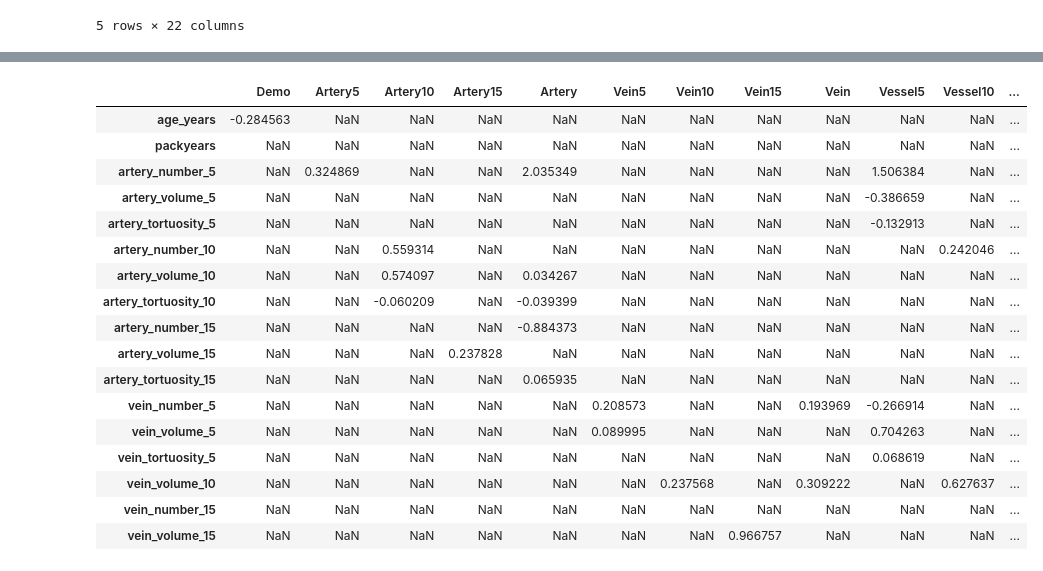
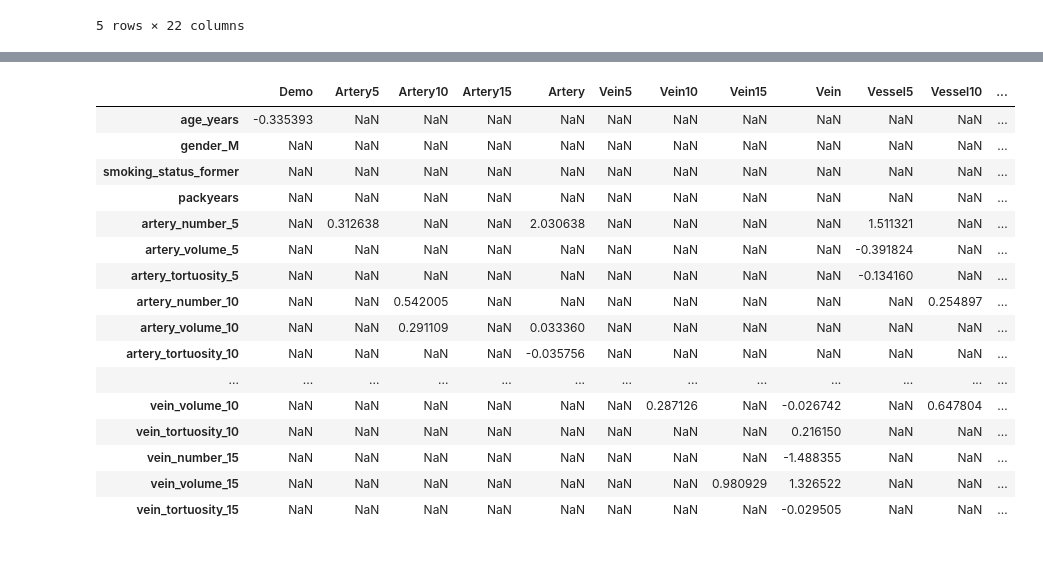
Before and after one commit to qaust/malignancy, a Jupyter notebook: notebooks/classification.ipynb, the cells around one changed output, grey strips where cells are left out. Drawn from its saved outputs; the diff is of its cells as text; code cells hidden in the pictures.

Commit message:
chore: 5-, 10-, 15- models.

```diff
--- a/notebooks/classification.ipynb
+++ b/notebooks/classification.ipynb
@@ -331,40 +344,48 @@ model_dfns = {
 # %%
+cs = np.logspace(-6, 2, 100, base=10)
+
 # DEFINE MODEL
 logit_cv = LogisticRegressionCV(
-    Cs=200,
+    Cs=cs,
     fit_intercept=True,
     cv=5,
     penalty='l1',
     solver='liblinear',
+    scoring='f1',
     n_jobs=-1,
 )
 
 coefficients = pd.DataFrame()
 
 for model_name, model_dfn in tqdm(model_dfns.items()):
+    # Fit model
     logit_cv.fit(Xp.loc[:, model_dfn], y)
     temp_coef = pd.DataFrame({model_name: logit_cv.coef_.squeeze()}, index=logit_cv.feature_names_in_)
     coefficients = pd.concat([coefficients, temp_coef], axis=1)
 
+model_dfns_remaining = dict()
+for col in coefficients.columns:
+    remaining_cols = coefficients.loc[np.abs(coefficients[col]) > 0, col].index
+    model_dfns_remaining[col] = remaining_cols
+
 nonzero_coefs = coefficients[np.abs(coefficients) > 0].dropna(how='all')
 nonzero_coefs.to_csv('../output/nonzero_coefs_regularized_cv.csv', index=True)
 nonzero_coefs
 # %% [output]
 |  | Demo | Artery5 | Artery10 | Artery15 | Artery | Vein5 | Vein10 | Vein15 | Vein | Vessel5 | Vessel10 | ... |
-| age_years | -0.284563 | NaN | NaN | NaN | NaN | NaN | NaN | NaN | NaN | NaN | NaN | ... |
+| age_years | -0.335393 | NaN | NaN | NaN | NaN | NaN | NaN | NaN | NaN | NaN | NaN | ... |
+| gender_M | NaN | NaN | NaN | NaN | NaN | NaN | NaN | NaN | NaN | NaN | NaN | ... |
+| smoking_status_former | NaN | NaN | NaN | NaN | NaN | NaN | NaN | NaN | NaN | NaN | NaN | ... |
 | packyears | NaN | NaN | NaN | NaN | NaN | NaN | NaN | NaN | NaN | NaN | NaN | ... |
-| artery_number_5 | NaN | 0.324869 | NaN | NaN | 2.035349 | NaN | NaN | NaN | NaN | 1.506384 | NaN | ... |
-| artery_volume_5 | NaN | NaN | NaN | NaN | NaN | NaN | NaN | NaN | NaN | -0.386659 | NaN | ... |
-| artery_tortuosity_5 | NaN | NaN | NaN | NaN | NaN | NaN | NaN | NaN | NaN | -0.132913 | NaN | ... |
-| artery_number_10 | NaN | NaN | 0.559314 | NaN | NaN | NaN | NaN | NaN | NaN | NaN | 0.242046 | ... |
-| artery_volume_10 | NaN | NaN | 0.574097 | NaN | 0.034267 | NaN | NaN | NaN | NaN | NaN | NaN | ... |
-| artery_tortuosity_10 | NaN | NaN | -0.060209 | NaN | -0.039399 | NaN | NaN | NaN | NaN | NaN | NaN | ... |
-| artery_number_15 | NaN | NaN | NaN | NaN | -0.884373 | NaN | NaN | NaN | NaN | NaN | NaN | ... |
-| artery_volume_15 | NaN | NaN | NaN | 0.237828 | NaN | NaN | NaN | NaN | NaN | NaN | NaN | ... |
-| artery_tortuosity_15 | NaN | NaN | NaN | NaN | 0.065935 | NaN | NaN | NaN | NaN | NaN | NaN | ... |
-| vein_number_5 | NaN | NaN | NaN | NaN | NaN | 0.208573 | NaN | NaN | 0.193969 | -0.266914 | NaN | ... |
-| vein_volume_5 | NaN | NaN | NaN | NaN | NaN | 0.089995 | NaN | NaN | NaN | 0.704263 | NaN | ... |
-| vein_tortuosity_5 | NaN | NaN | NaN | NaN | NaN | NaN | NaN | NaN | NaN | 0.068619 | NaN | ... |
-| vein_volume_10 | NaN | NaN | NaN | NaN | NaN | NaN | 0.237568 | NaN | 0.309222 | NaN | 0.627637 | ... |
-| vein_number_15 | NaN | NaN | NaN | NaN | NaN | NaN | NaN | NaN | NaN | NaN | NaN | ... |
-| vein_volume_15 | NaN | NaN | NaN | NaN | NaN | NaN | NaN | 0.966757 | NaN | NaN | NaN | ... |
+| artery_number_5 | NaN | 0.312638 | NaN | NaN | 2.030638 | NaN | NaN | NaN | NaN | 1.511321 | NaN | ... |
+| artery_volume_5 | NaN | NaN | NaN | NaN | NaN | NaN | NaN | NaN | NaN | -0.391824 | NaN | ... |
+| artery_tortuosity_5 | NaN | NaN | NaN | NaN | NaN | NaN | NaN | NaN | NaN | -0.134160 | NaN | ... |
+| artery_number_10 | NaN | NaN | 0.542005 | NaN | NaN | NaN | NaN | NaN | NaN | NaN | 0.254897 | ... |
+| artery_volume_10 | NaN | NaN | 0.291109 | NaN | 0.033360 | NaN | NaN | NaN | NaN | NaN | NaN | ... |
+| artery_tortuosity_10 | NaN | NaN | NaN | NaN | -0.035756 | NaN | NaN | NaN | NaN | NaN | NaN | ... |
+| ... | ... | ... | ... | ... | ... | ... | ... | ... | ... | ... | ... | ... |
+| vein_volume_10 | NaN | NaN | NaN | NaN | NaN | NaN | 0.287126 | NaN | -0.026742 | NaN | 0.647804 | ... |
+| vein_tortuosity_10 | NaN | NaN | NaN | NaN | NaN | NaN | NaN | NaN | 0.216150 | NaN | NaN | ... |
+| vein_number_15 | NaN | NaN | NaN | NaN | NaN | NaN | NaN | NaN | -1.488355 | NaN | NaN | ... |
+| vein_volume_15 | NaN | NaN | NaN | NaN | NaN | NaN | NaN | 0.980929 | 1.326522 | NaN | NaN | ... |
+| vein_tortuosity_15 | NaN | NaN | NaN | NaN | NaN | NaN | NaN | NaN | -0.029505 | NaN | NaN | ... |
```
Also changed, not shown: parts of 9 cells of this notebook, 1 other file.
